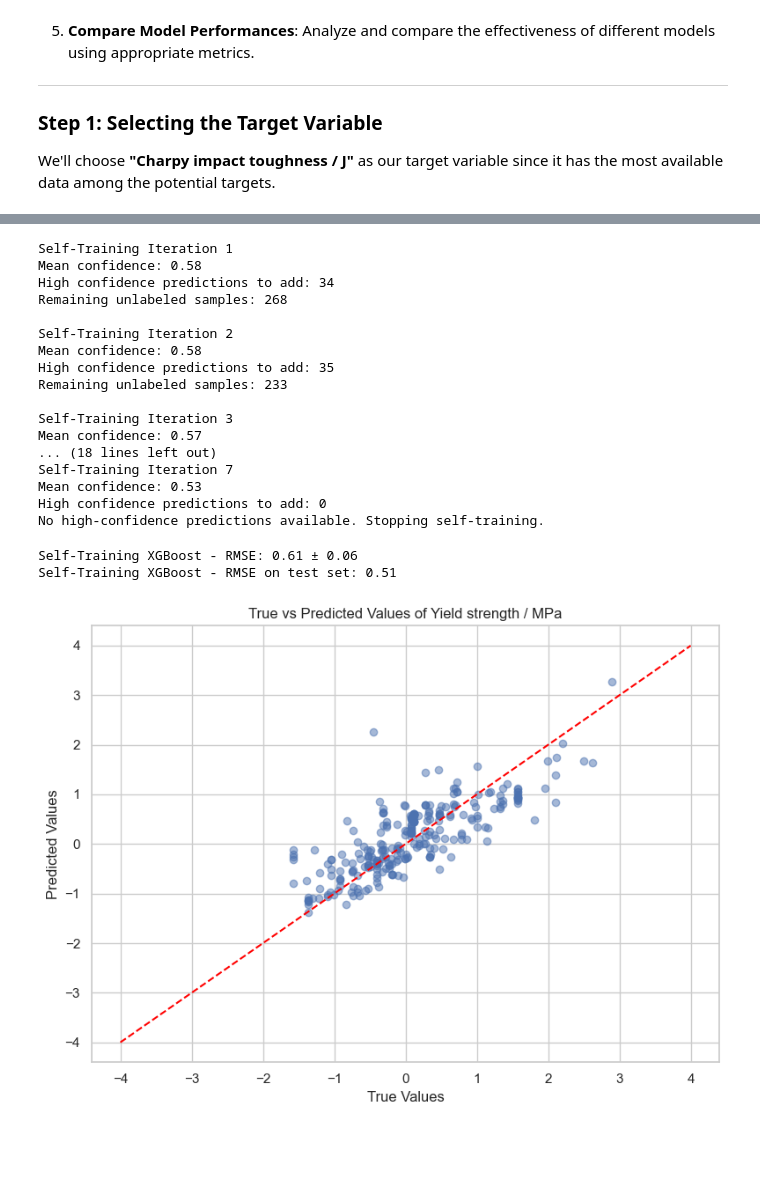
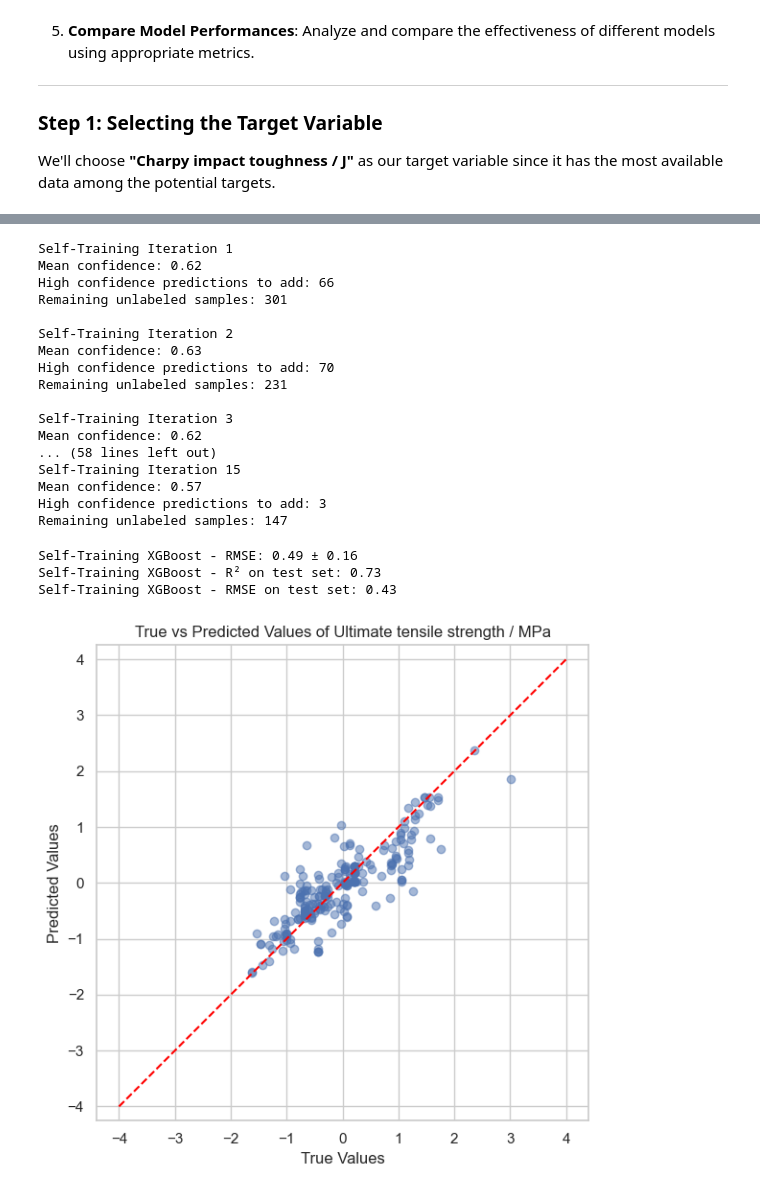
Before and after one commit to louisgthier/welding-quality-prediction, a Jupyter notebook: weld_quality_prediction.ipynb, the cells around one changed output, grey strips where cells are left out. Cells and saved outputs as stored; diff of their text form; code cells hidden in the pictures; blank space fills up the shorter version.

Commit message:
feat: improve pre-processing and final score of the best model

```diff
--- a/weld_quality_prediction.ipynb
+++ b/weld_quality_prediction.ipynb
@@ -455,6 +791,6 @@ plt.show()
 # %%
 # Count missing values per column
-missing_values = X_train_scaled.isnull().sum()
+missing_values = X_train.isnull().sum()
 print("Missing values per column:")
 print(missing_values)
 # %% [output]
@@ -619,7 +1123,7 @@ We'll choose **"Charpy impact toughness / J"** as our target variable since it h
 # %%
 # Define the target variable
 # Targets are ['Yield strength / MPa', 'Ultimate tensile strength / MPa', 'Elongation / %', 'Reduction of Area / %', 'Charpy impact toughness / J', '50% FATT']
-target = target_variables[0]
+target = target_variables[1]
 
 # Y_train is a matrix with all target variables, y_train is a vector with a unique target variable
 y_train = Y_train_scaled[target]
@@ -692,7 +1228,7 @@ import xgboost as xgb
 from sklearn.linear_model import LinearRegression
 from sklearn.ensemble import RandomForestRegressor, GradientBoostingRegressor
 from sklearn.svm import SVR
-from sklearn.model_selection import cross_val_score
+from sklearn.model_selection import cross_val_score, GroupKFold
 from sklearn.metrics import mean_absolute_error, mean_squared_error, r2_score
 from sklearn.dummy import DummyRegressor
 import numpy as np
@@ -720,22 +1256,25 @@ cv_results = {}
 
 print("Predicting:", target + "\n")
 
+# Initialize GroupKFold
+group_kfold = GroupKFold(n_splits=5)
+
 # Perform 5-fold cross-validation for each model
 for name, model in all_models.items():
     # Negative MSE for scoring; higher is better, so we take negative
-    neg_mse = cross_val_score(model, X_train_labeled_pca, y_train_labeled,
-                              cv=5, scoring='neg_mean_squared_error')
+    neg_mse = cross_val_score(model, X_train_labeled_pca.drop("group_id", axis=1), y_train_labeled,
+                              cv=group_kfold, groups=X_train_labeled_pca["group_id"], scoring='neg_mean_squared_error')
     rmse = np.sqrt(-neg_mse)
     cv_results[name] = rmse
     print(f"{name} - RMSE: {rmse.mean():.2f} ± {rmse.std():.2f}")
 
     # RMSE with X_test_labeled and y_test_labeled
-    model.fit(X_train_labeled_pca, y_train_labeled)
-    y_pred = model.predict(X_test_labeled_pca)
+    model.fit(X_train_labeled_pca.drop("group_id", axis=1), y_train_labeled)
+    y_pred = model.predict(X_test_labeled_pca.drop("group_id", axis=1))
     rmse_test = np.sqrt(mean_squared_error(y_test_labeled, y_pred))
     print(f"{name} - RMSE on test set: {rmse_test:.2f}")
     print()
 
-X_current = X_train_labeled_pca
+X_current = X_train_labeled_pca.drop("group_id", axis=1)
 Y_current = y_train_labeled
 # %% [output]
@@ -760,6 +1299,7 @@ XGBoost - RMSE on test set: 0.58
 # Use self-training to fill in missing values in the unlabeled set
 
 from sklearn.base import clone
+import numpy as np
 
 # Define the base estimator
 base_estimator = RandomForestRegressor(n_estimators=100, random_state=42)
@@ -771,10 +1311,10 @@ n_iterations = 15
 confidence_threshold = 0.70
 
 # Initialize labeled and unlabeled datasets
-X_current = X_train_labeled_pca
-Y_current = y_train_labeled.copy()
+X_current = X_train_labeled_pca.drop("group_id", axis=1).values  # Convert to NumPy array
+Y_current = y_train_labeled.values  # Convert to NumPy array
 
-X_unlabeled_current = X_train_unlabeled_pca
+X_unlabeled_current = X_train_unlabeled_pca.drop("group_id", axis=1).values  # Convert to NumPy array
 y_unlabeled_current = np.full(shape=(X_unlabeled_current.shape[0],), fill_value=np.nan)
 
 for iteration in range(n_iterations):
@@ -819,54 +1359,58 @@ for iteration in range(n_iterations):
     print(f"Remaining unlabeled samples: {X_unlabeled_current.shape[0]}\n")
 # %% [output]
 Self-Training Iteration 1
-Mean confidence: 0.58
-High confidence predictions to add: 34
-Remaining unlabeled samples: 268
+Mean confidence: 0.62
+High confidence predictions to add: 66
+Remaining unlabeled samples: 301
 
 Self-Training Iteration 2
-Mean confidence: 0.58
-High confidence predictions to add: 35
-Remaining unlabeled samples: 233
+Mean confidence: 0.63
+High confidence predictions to add: 70
+Remaining unlabeled samples: 231
 
 Self-Training Iteration 3
+Mean confidence: 0.62
+... (58 lines left out)
+Self-Training Iteration 15
 Mean confidence: 0.57
-... (18 lines left out)
-Self-Training Iteration 7
-Mean confidence: 0.53
-High confidence predictions to add: 0
-No high-confidence predictions available. Stopping self-training.
+High confidence predictions to add: 3
+Remaining unlabeled samples: 147
 # %%
 # Initialize the model
 model_name = 'XGBoost'
 semi_supervised_model = models[model_name]
 
 # Fit the model on the expanded labeled dataset
 semi_supervised_model.fit(X_current, Y_current)
 
 # Perform cross-validation
 neg_mse_ss = cross_val_score(semi_supervised_model, X_current, Y_current,
                              cv=5, scoring='neg_mean_squared_error')
 rmse_ss = np.sqrt(-neg_mse_ss)
 cv_results[f'Self-Training {model_name}'] = rmse_ss
 
 print(f"Self-Training {model_name} - RMSE: {rmse_ss.mean():.2f} ± {rmse_ss.std():.2f}")
 
 # RMSE with X_test_labeled and y_test_labeled
-y_pred = semi_supervised_model.predict(X_test_labeled_pca)
+y_pred = semi_supervised_model.predict(X_test_labeled_pca.drop("group_id", axis=1))
+r2 = r2_score(y_test_labeled, y_pred)
+print(f"Self-Training {model_name} - R² on test set: {r2:.2f}")
 rmse_test = np.sqrt(mean_squared_error(y_test_labeled, y_pred))
 print(f"Self-Training {model_name} - RMSE on test set: {rmse_test:.2f}")
 
 # Plot the predictions
-plt.figure(figsize=(8, 6))
+plt.figure(figsize=(6, 6))
 plt.scatter(y_test_labeled, y_pred, alpha=0.5)
 plt.plot([-4, 4], [-4, 4], color='red', linestyle='--')
 plt.xlabel('True Values')
 plt.ylabel('Predicted Values')
 plt.title('True vs Predicted Values of ' + target)
 plt.grid(True)
+plt.axis('equal')  # Ensure equal scaling for x and y axes
 plt.tight_layout()
 plt.show()
 # %% [output]
-Self-Training XGBoost - RMSE: 0.61 ± 0.06
-Self-Training XGBoost - RMSE on test set: 0.51
+Self-Training XGBoost - RMSE: 0.49 ± 0.16
+Self-Training XGBoost - R² on test set: 0.73
+Self-Training XGBoost - RMSE on test set: 0.43
-[figure, old version]
+[figure, new version]
```
Also changed, not shown: parts of 39 cells of this notebook.
